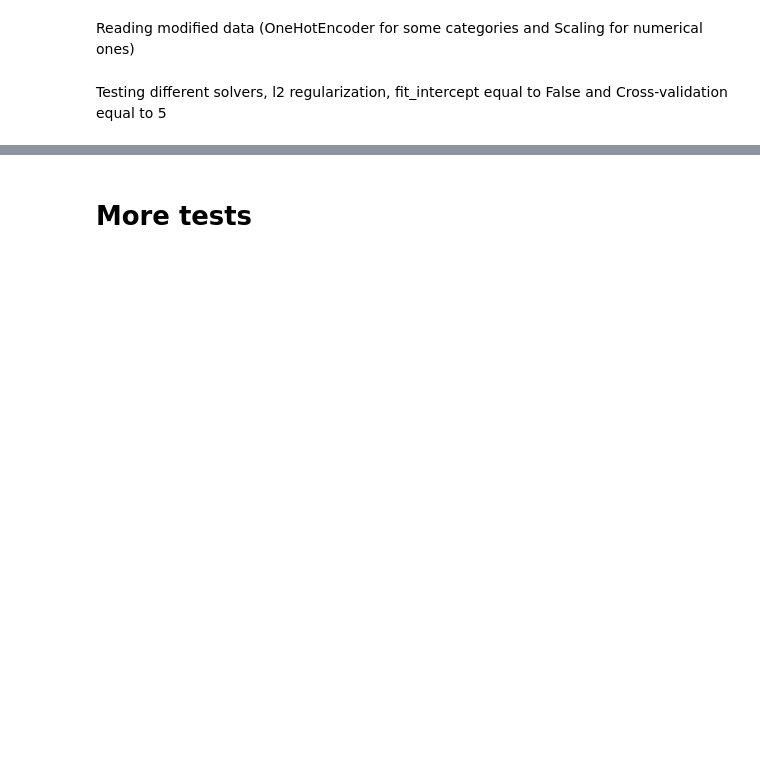
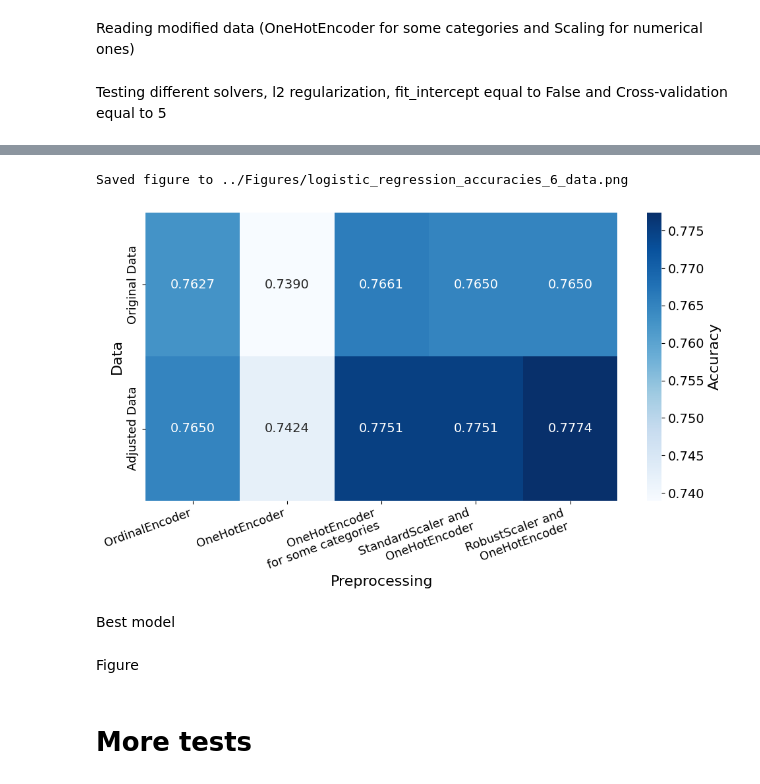
Before and after one commit to m-nader/FYS-STK4155-group14, a Jupyter notebook: project_3/Code/logistic_regression.ipynb, the cells around one changed output, grey strips where cells are left out. Saved outputs shown, nothing was run; the diff lists cells and outputs as text; code cells hidden in the pictures; blank space fills up the shorter version.

```diff
--- a/project_3/Code/logistic_regression.ipynb
+++ b/project_3/Code/logistic_regression.ipynb
@@ -556,7 +454,7 @@ for solver in ['lbfgs', 'newton-cg', 'newton-cholesky', 'sag', 'saga']:  #   lib
 
 # Prepare data for heatmap
 solvers = ['lbfgs', 'newton-cg', 'newton-cholesky', 'sag', 'saga']
-setups = ['Normal', 'L2 Penalty', 'fit_intercept=False', 'CV']
+setups = ['Default', 'L2 Penalty', 'fit_intercept=False', 'CV']
 
 # Create matrix to store accuracies
 accuracy_matrix = np.array([
@@ -581,10 +479,10 @@ if hasattr(hm2, "collections") and hm2.collections:
 
 ax.set_xlabel('Solver', fontsize=16)
 ax.set_ylabel('Setup', fontsize=16)
-ax.set_title('Logistic Regression Accuracies with Different Solvers and Setups', fontsize=16)
+#ax.set_title('Logistic Regression Accuracies with Different Solvers and Setups', fontsize=16)
 plt.tight_layout()
-os.makedirs('../Figures', exist_ok=True)
-outpath = os.path.join('..', 'Figures', 'logistic_regression_accuracies_5.png')
-fig.savefig(outpath, dpi=300, bbox_inches='tight', facecolor='white')
-print("Saved figure to", outpath)
+# os.makedirs('../Figures', exist_ok=True)
+# outpath = os.path.join('..', 'Figures', 'logistic_regression_accuracies_5.png')
+# fig.savefig(outpath, dpi=300, bbox_inches='tight', facecolor='white')
+# print("Saved figure to", outpath)
 plt.show()
@@ -609,0 +619,39 @@ Saved figure to ../Figures/logistic_regression_accuracies_5.png
+# %%
+# Prepare data for heatmap
+data = ['Original Data', 'Adjusted Data']
+preprocessor = ['OrdinalEncoder', 'OneHotEncoder', 'OneHotEncoder\nfor some categories', 'StandardScaler and\nOneHotEncoder', 'RobustScaler and\nOneHotEncoder']
+
+# Create matrix to store accuracies
+accuracy_matrix = np.array([
+    [accuracies[0], accuracies[1], accuracies[2], accuracies[3], accuracies[4]],
+    [accuracies[5], accuracies[6], accuracies[7], accuracies[8], accuracies[9]],
+])
+
+# Plot heatmap with reduced heatmap space
+fig, ax = plt.subplots(figsize=(10, 6))
+hm2 = sns.heatmap(accuracy_matrix, annot=True, fmt='.4f', cmap='Blues',
+            annot_kws={'fontsize':14},
+            xticklabels=preprocessor, yticklabels=data,
+            ax=ax, cbar=True)
+ax.tick_params(axis='both', which='major', labelsize=13)
+plt.xticks(rotation=20, ha='right')
+if hasattr(hm2, "collections") and hm2.collections:
+    cbar2 = hm2.collections[0].colorbar
+    if cbar2 is not None:
+        cbar2.ax.tick_params(labelsize=14)
+        cbar2.set_label('Accuracy', fontsize=16)
+
+ax.set_xlabel('Preprocessing', fontsize=16)
+ax.set_ylabel('Data', fontsize=16)
+#ax.set_title('Logistic Regression Accuracies with Different Solvers and Setups', fontsize=16)
+plt.tight_layout()
+os.makedirs('../Figures', exist_ok=True)
+outpath = os.path.join('..', 'Figures', 'logistic_regression_accuracies_6_data.png')
+fig.savefig(outpath, dpi=300, bbox_inches='tight', facecolor='white')
+print("Saved figure to", outpath)
+plt.show()
+# %% [output]
+Saved figure to ../Figures/logistic_regression_accuracies_6_data.png
+[figure, added]
+# %% [markdown]
+Best model
@@ -609,0 +721,2 @@ Saved figure to ../Figures/logistic_regression_accuracies_5.png
+# %% [markdown]
+Figure
```
Also changed, not shown: parts of 19 cells of this notebook, 6 other files.
